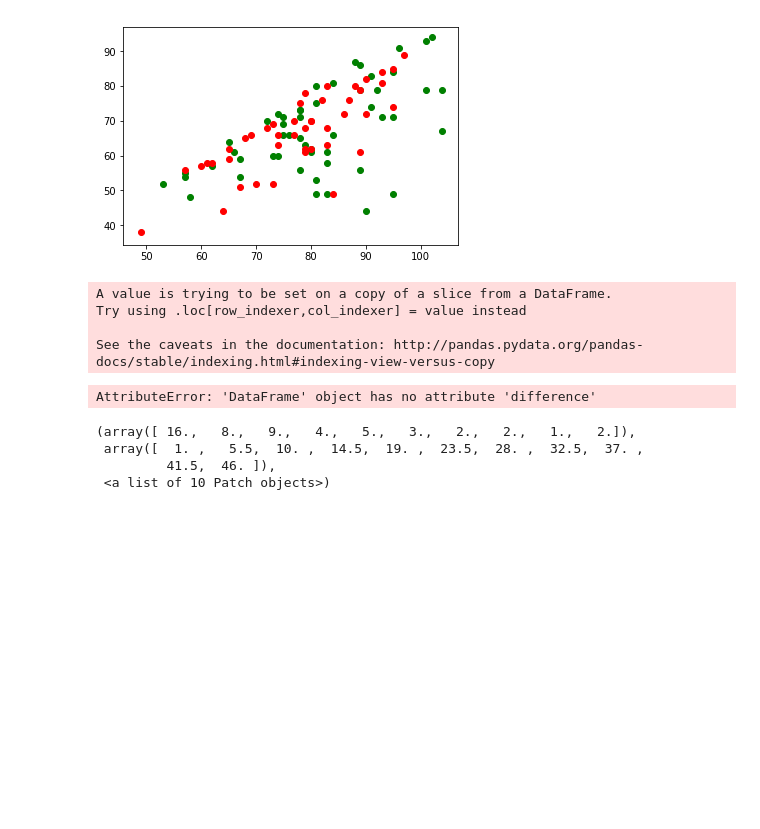
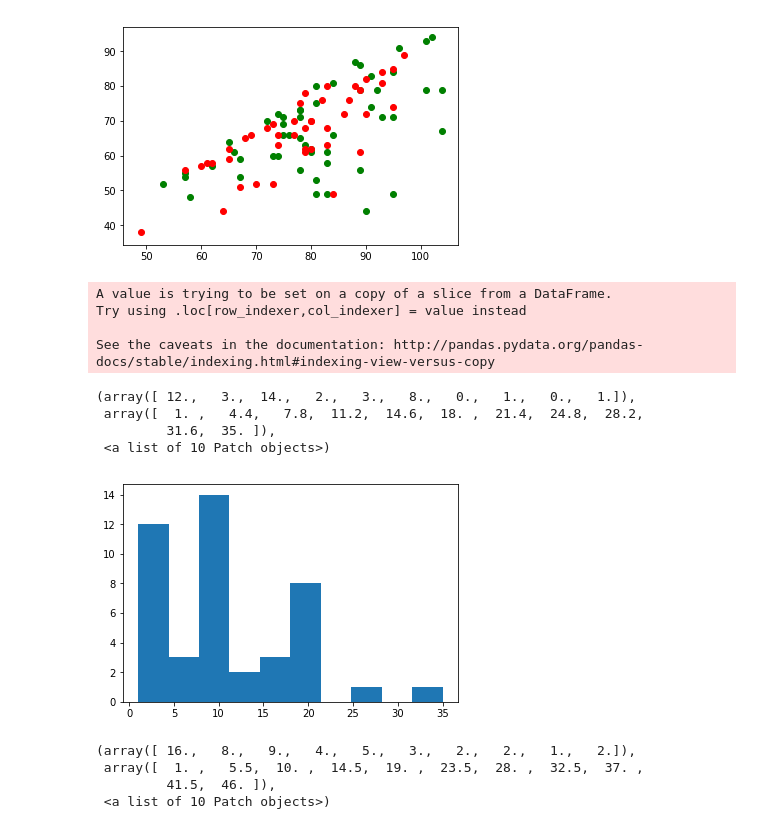
Before and after one commit to sjgraupman/Basketball-data, a Jupyter notebook: Mens.ipynb, the cells around one changed output. Drawn from its saved outputs; the diff is of its cells as text; code cells hidden in the pictures; blank space fills up the shorter version.

```diff
--- a/Mens.ipynb
+++ b/Mens.ipynb
@@ -57,11 +62,10 @@ lowScores.head()
 | 135249 | 2015 | 1257 | 45 | 1156 | 33 | H | 0 |
 # %%
 def getTeamID(teamName):
-    teamRecord = teams[teams['TeamName'] == teamName];
-    print(teamRecord.head())
-    return teamRecord.['TeamID']
+    teamRecord = teams[teams['TeamName'] == teamName].index.values.astype(int)[0];
+    return (teamRecord)
 
 def getTeamName(teamID):
-    teamRecord = teams[teams['TeamID'] == teamID]
-    return teamRecord.iloc[0,1]
-marquetteID = getTeamID('Marquette')
+    return teams.loc[teamID].TeamName
+
+marquetteID = getTeamID('Marquette');
@@ -125,13 +132,17 @@ plt.scatter(muRecordL.WScore, muRecordL.LScore, c = 'r')
 [figure]
 # %%
 muRecordL = addDifferenceColumn(muRecordL)
-plt.hist(muRecordL.difference)
+plt.hist(muRecordL.Difference)
 # %% [output]
 A value is trying to be set on a copy of a slice from a DataFrame.
 Try using .loc[row_indexer,col_indexer] = value instead
 
 See the caveats in the documentation: http://pandas.pydata.org/pandas-docs/stable/indexing.html#indexing-view-versus-copy
-AttributeError: 'DataFrame' object has no attribute 'difference'
+(array([ 12.,   3.,  14.,   2.,   3.,   8.,   0.,   1.,   0.,   1.]),
+ array([  1. ,   4.4,   7.8,  11.2,  14.6,  18. ,  21.4,  24.8,  28.2,
+         31.6,  35. ]),
+ <a list of 10 Patch objects>)
+[figure, added]
 # %%
 plt.hist(muRecordW['WScore'] - muRecordW['LScore'])
 # %% [output]
```
Also changed, not shown: parts of 9 cells of this notebook, 35 other files.
